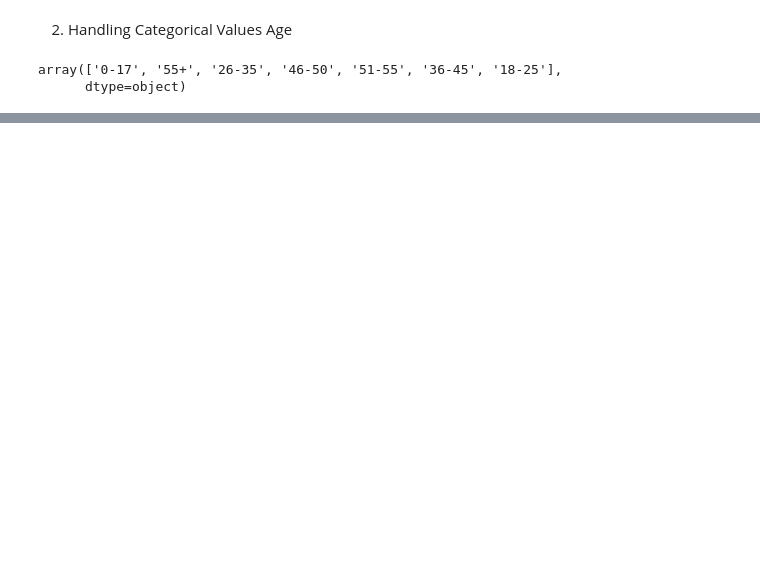
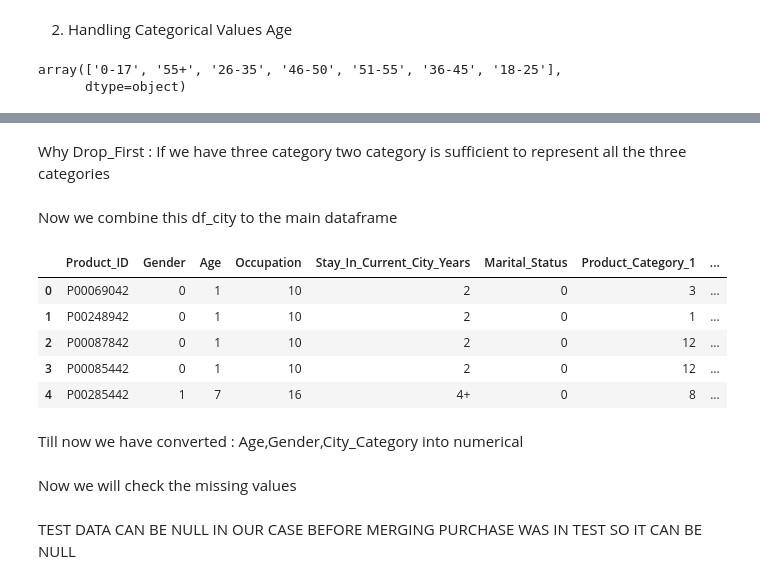
Before and after one commit to hsnaidu/DS_L, a Jupyter notebook: EDA/Sales.ipynb, the cells around one changed output, grey strips where cells are left out. Drawn from its saved outputs; the diff is of its cells as text; code cells hidden in the pictures; blank space fills up the shorter version.

```diff
--- a/EDA/Sales.ipynb
+++ b/EDA/Sales.ipynb
@@ -147,0 +160,4 @@ df.head()
+# %%
+df_city = pd.get_dummies(df['City_Category'],drop_first=True,dtype=int) # if dtype is not mentioned you will get Boolean
+# Drop_first = True will drop the first column
+df_city.head()
@@ -147,0 +171,23 @@ df.head()
+# %% [markdown]
+Why Drop_First : If we have three category two category is sufficient to represent all the three categories
+# %% [markdown]
+Now we combine this df_city to the main dataframe
+# %%
+df = pd.concat([df,df_city],axis=1)
+# %%
+df.drop('City_Category',axis=1,inplace=True)
+# %%
+df.head()
+# %% [output]
+|  | Product_ID | Gender | Age | Occupation | Stay_In_Current_City_Years | Marital_Status | Product_Category_1 | ... |
+| 0 | P00069042 | 0 | 1 | 10 | 2 | 0 | 3 | ... |
+| 1 | P00248942 | 0 | 1 | 10 | 2 | 0 | 1 | ... |
+| 2 | P00087842 | 0 | 1 | 10 | 2 | 0 | 12 | ... |
+| 3 | P00085442 | 0 | 1 | 10 | 2 | 0 | 12 | ... |
+| 4 | P00285442 | 1 | 7 | 16 | 4+ | 0 | 8 | ... |
+# %% [markdown]
+Till now we have converted : Age,Gender,City_Category into numerical
+# %% [markdown]
+Now we will check the missing values
+# %% [markdown]
+TEST DATA CAN BE NULL IN OUR CASE BEFORE MERGING PURCHASE WAS IN TEST SO IT CAN BE NULL
```
Also changed, not shown: parts of 23 cells of this notebook.
